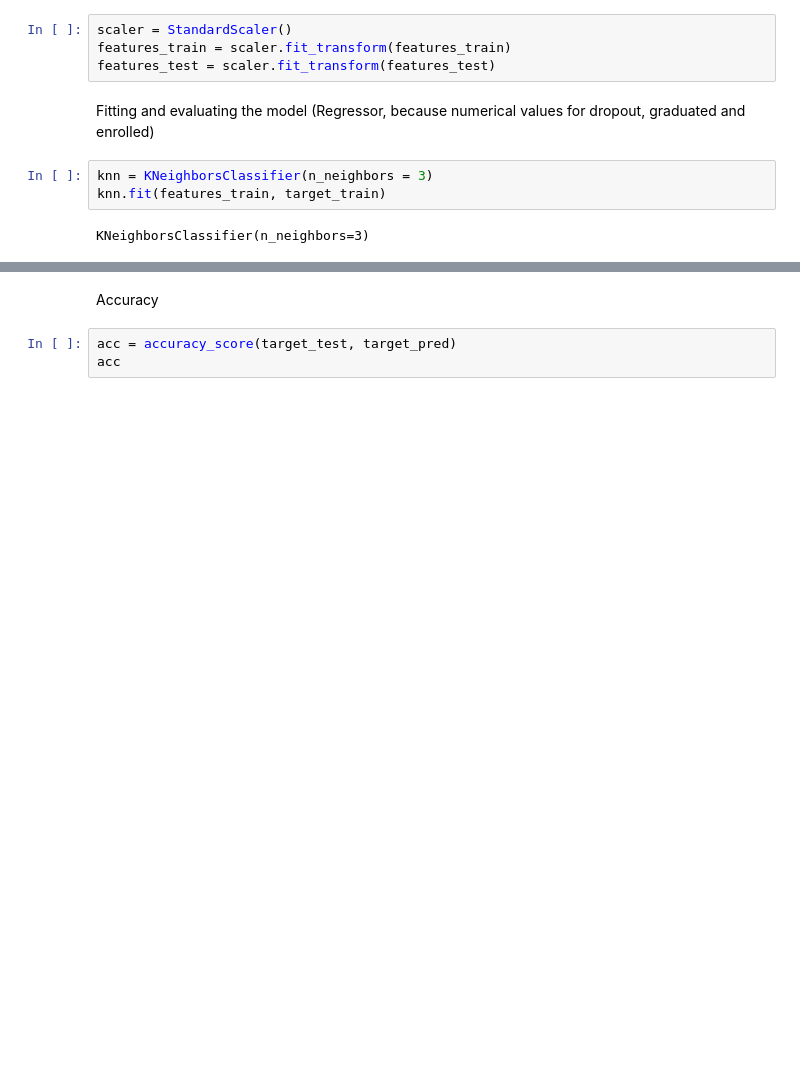
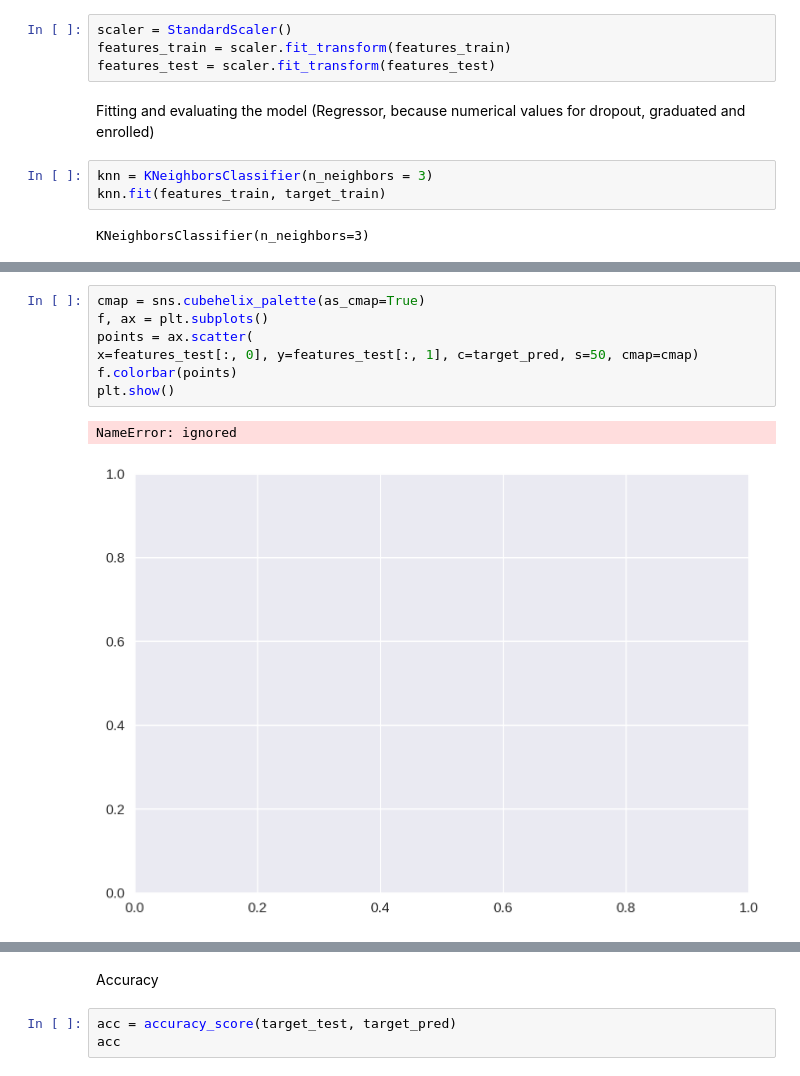
Before and after one commit to lilyontherocks/lilyontherocks, a Jupyter notebook: SchooldDropout.ipynb, the cells around one changed output, grey strips where cells are left out. Saved outputs shown, nothing was run; the diff lists cells and outputs as text; blank space fills up the shorter version.

```diff
--- a/SchooldDropout.ipynb
+++ b/SchooldDropout.ipynb
@@ -1017,3 +908,13 @@ KNeighborsClassifier(n_neighbors=3)
+# %%
+cmap = sns.cubehelix_palette(as_cmap=True)
+f, ax = plt.subplots()
+points = ax.scatter(
+x=features_test[:, 0], y=features_test[:, 1], c=target_pred, s=50, cmap=cmap)
+f.colorbar(points)
+plt.show()
+# %% [output]
+NameError: ignored
+[figure, added]
 # %%
 target_pred = knn.predict(features_test)
 target_pred
```
Also changed, not shown: parts of 62 cells of this notebook.
